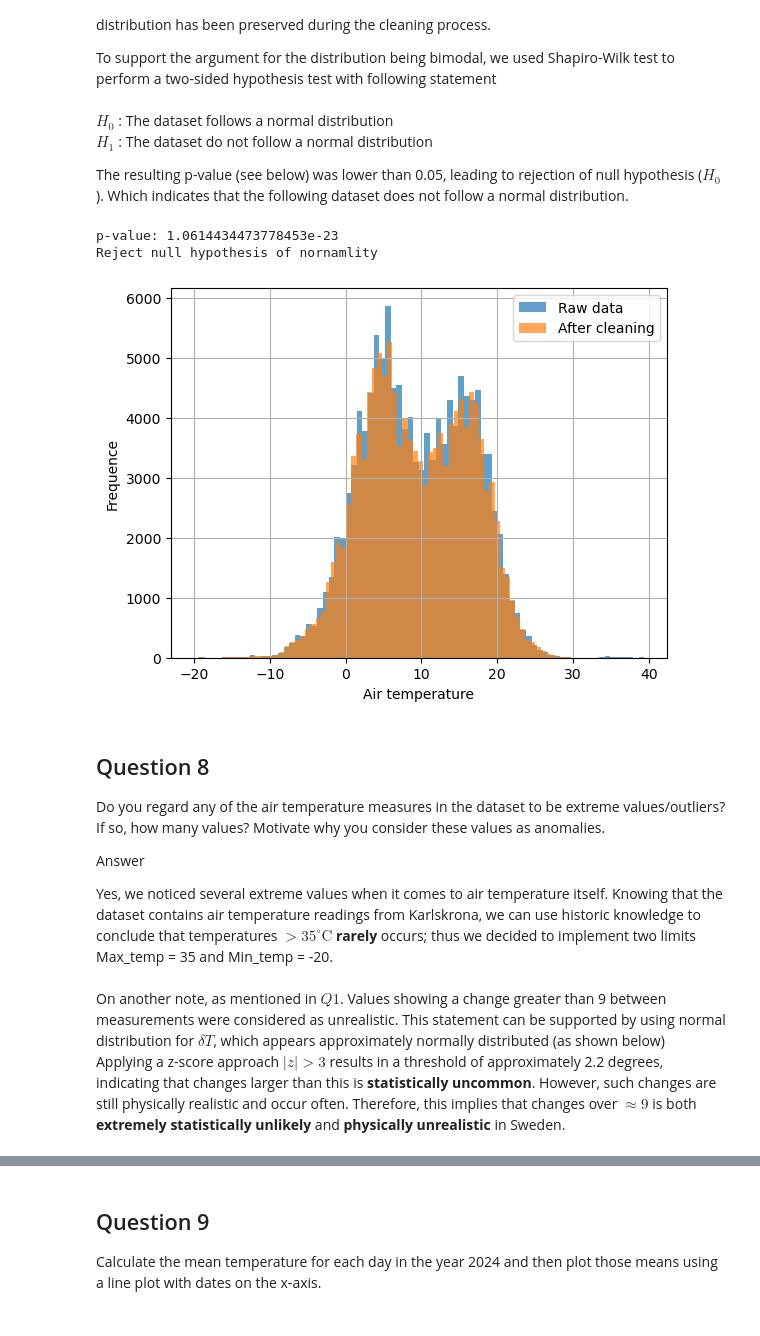
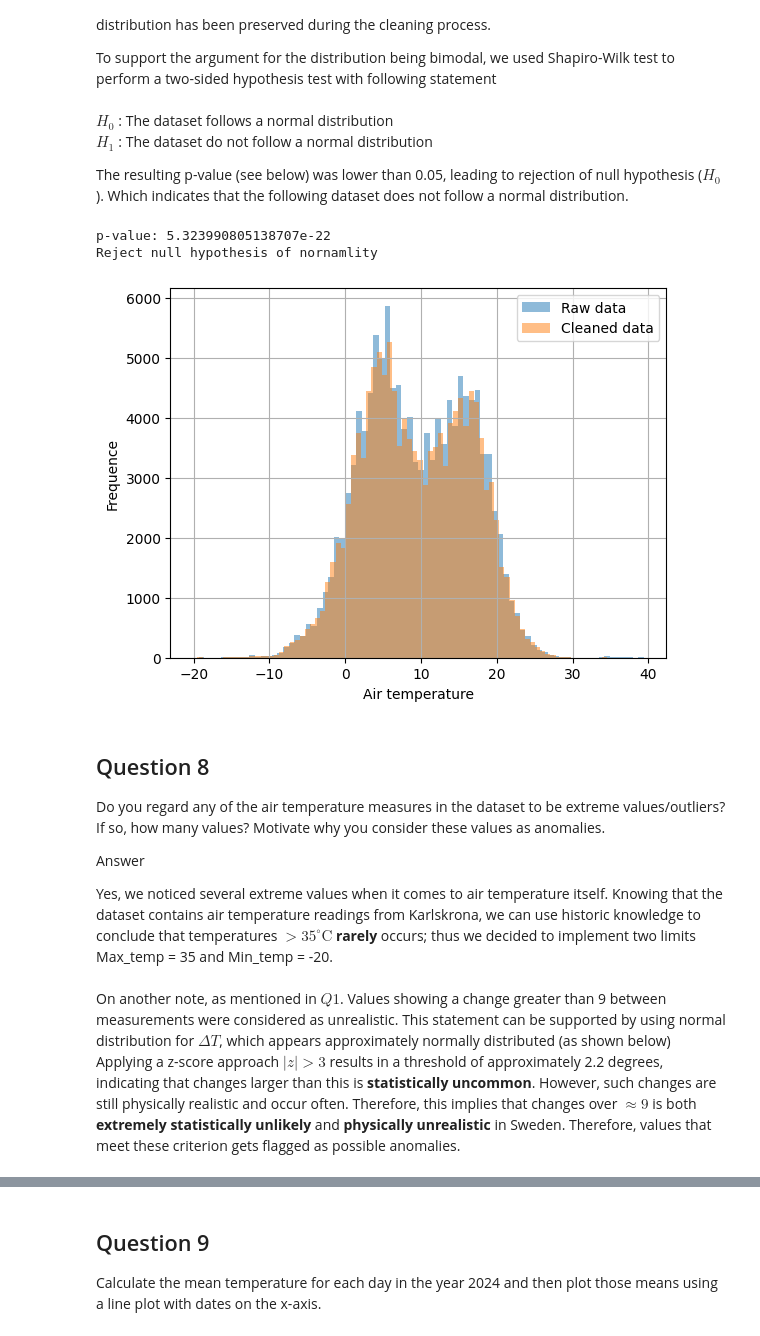
Before and after one commit to Mau-Gen/DV1597_Assignment_1, a Jupyter notebook: DV1597_Assignment_1.ipynb, the cells around one changed output, grey strips where cells are left out. Cells and saved outputs as stored; diff of their text form; code cells hidden in the pictures.

```diff
--- a/DV1597_Assignment_1.ipynb
+++ b/DV1597_Assignment_1.ipynb
@@ -44,8 +47,7 @@ import pandas as pd
 import matplotlib.pyplot as plt
 import numpy as np
 
-df = pd.read_csv('SMHI_Data.csv')
-
+df = pd.read_csv("SMHI_Data.csv")
 
 df_filled = df.copy()
 
@@ -57,18 +59,26 @@ df_filled["Datum_Tid"] = pd.to_datetime(df_filled["Datum"] + " " + df_filled["Ti
 df_filled = df_filled.dropna(subset=["Datum_Tid"])
 df_filled = df_filled.sort_values("Datum_Tid").set_index("Datum_Tid")
 
+# Resample missing timestamps
+print(f"Df: Missing values before resample: {df_filled.isna().sum()}")
+df_filled = df_filled.resample("1h").asfreq()
 
+df_filled["Datum"] = df_filled.index.strftime("%Y-%m-%d")
+df_filled["Tid (UTC)"] = df_filled.index.strftime("%H:%M:%S")
 
-# Resample missing timestamps
+df_filled = df_filled[["Datum", "Tid (UTC)", "Lufttemperatur"]]
+print(f"Df: Missing values after resample: {df_filled.isna().sum()}")
 
-df_filled.resample('h')
+# Used in question 2 to check how many values where missing before interpolation.
+x2 = df_filled["Lufttemperatur"].isna().sum()
 
 # -------------------
 
 
+df_filled.to_csv("cleaned_data2.csv", index=False)
 
 # Flag unrealistic values ---
-TEMP_MIN = -15
+TEMP_MIN = -20
 TEMP_MAX = 35
 
 df_filled["flag_abs_temp"] = (
@@ -76,7 +86,7 @@ df_filled["flag_abs_temp"] = (
     (df_filled["Lufttemperatur"] > TEMP_MAX)
 )
 
-df_filled.loc[df_filled["flag_abs_temp"], "Lufttemperatur"] = np.nan
+
 
 # Flag unrealistic jumps ---
 
@@ -84,14 +94,15 @@ rolling_med = df_filled["Lufttemperatur"].rolling(window=5, center=True, min_per
 
 df_filled["flag_jump"] = (df_filled["Lufttemperatur"] - rolling_med).abs() > 8
 
+# For analysing raw data for later question
+df_raw = df_filled.copy()
+
 df_filled.loc[df_filled["flag_jump"], "Lufttemperatur"] = np.nan
+df_filled.loc[df_filled["flag_abs_temp"], "Lufttemperatur"] = np.nan
 
 # --------------------------------
 
 print(df_filled[df_filled["flag_abs_temp"]][["Lufttemperatur"]])
-
-
-
 
 is_nan = df_filled["Lufttemperatur"].isna()
 
@@ -103,7 +114,12 @@ df_filled["Lufttemperatur"] = df_filled["Lufttemperatur"].interpolate(method="ti
 
 # 3. Re-mask (re-delete) values where the original gap was > 3
 # This ensures that your 4-hour gap stays EMPTY, but 1-hour gaps get filled.
+
 df_filled.loc[is_nan & (gap_sizes > 3), "Lufttemperatur"] = np.nan
 
+
+# Copy to use for each question to avoid modifying the same df multiple times.
+df_copy = df_filled.copy()
+
 df_filled.to_csv("cleaned_data.csv", index=False)
 # %% [output]
@@ -248,24 +278,24 @@ The resulting p-value (see below) was lower than 0.05, leading to rejection of n
 # %%
 from scipy.stats import shapiro
 
-sample = df_filled["Lufttemperatur"].sample(5000)
+sample = df_filled["Lufttemperatur"].dropna().sample(5000, random_state=42)
 stat, p = shapiro(sample)
 
 print("p-value:", p)
 print("Reject null hypothesis of nornamlity" if p < 0.05 else "Fail to reject null hypothesis of normality")
 
 
 # Plotting of data
-df["Lufttemperatur"].hist(bins = 80, alpha = 0.7, label = "Raw data")
-df_filled["Lufttemperatur"].hist(bins = 80, alpha = 0.7, label = "After cleaning")
+df["Lufttemperatur"].hist(bins = 80, alpha = 0.5, label = "Raw data")
+df_filled["Lufttemperatur"].hist(bins = 80, alpha = 0.5, label = "Cleaned data")
 plt.legend()
 plt.xlabel("Air temperature")
 plt.ylabel("Frequence")
 plt.show()
 # %% [output]
-p-value: 1.0614434473778453e-23
+p-value: 5.323990805138707e-22
 Reject null hypothesis of nornamlity
-[figure, old version]
+[figure, new version]
 # %% [markdown]
 ## Question 8
 
@@ -277,7 +307,7 @@ Answer
 
 Yes, we noticed several extreme values when it comes to air temperature itself. Knowing that the dataset contains air temperature readings from Karlskrona, we can use historic knowledge to conclude that temperatures $ \gt 35^\circ\mathrm{C}$ **rarely** occurs; thus we decided to implement two limits Max_temp = 35 and Min_temp = -20.
 <br><br>
-On another note, as mentioned in $Q1$. Values showing a change greater than 9 between measurements were considered as unrealistic. This statement can be supported by using normal distribution for $\delta T$, which appears approximately normally distributed (as shown below)
+On another note, as mentioned in $Q1$. Values showing a change greater than 9 between measurements were considered as unrealistic. This statement can be supported by using normal distribution for $\Delta T$, which appears approximately normally distributed (as shown below)
 <br>
-Applying a z-score approach $ |z| \gt 3$ results in a threshold of approximately 2.2 degrees, indicating that changes larger than this is **statistically uncommon**. However, such changes are still physically realistic and occur often. Therefore, this implies that changes over $ \approx 9 $ is both **extremely statistically unlikely** and **physically unrealistic** in Sweden.
+Applying a z-score approach $ |z| \gt 3$ results in a threshold of approximately 2.2 degrees, indicating that changes larger than this is **statistically uncommon**. However, such changes are still physically realistic and occur often. Therefore, this implies that changes over $ \approx 9 $ is both **extremely statistically unlikely** and **physically unrealistic** in Sweden. Therefore, values that meet these criterion gets flagged as possible anomalies.
 # %%
```
Also changed, not shown: parts of 10 cells of this notebook.
